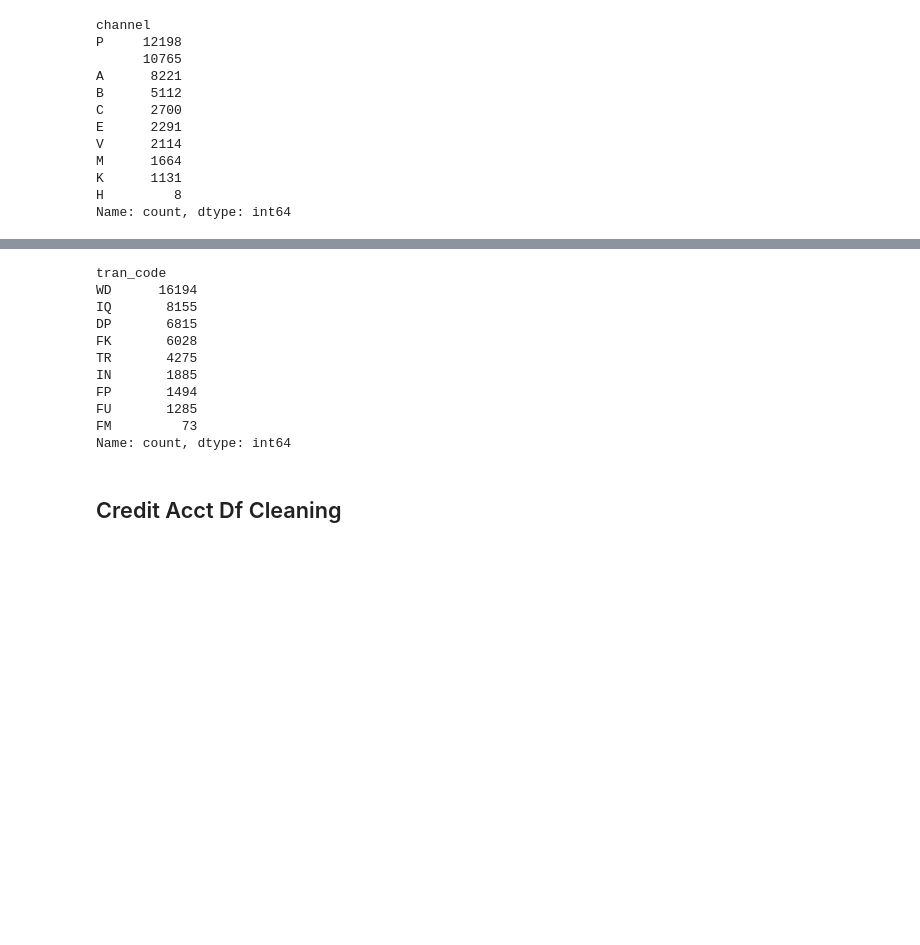
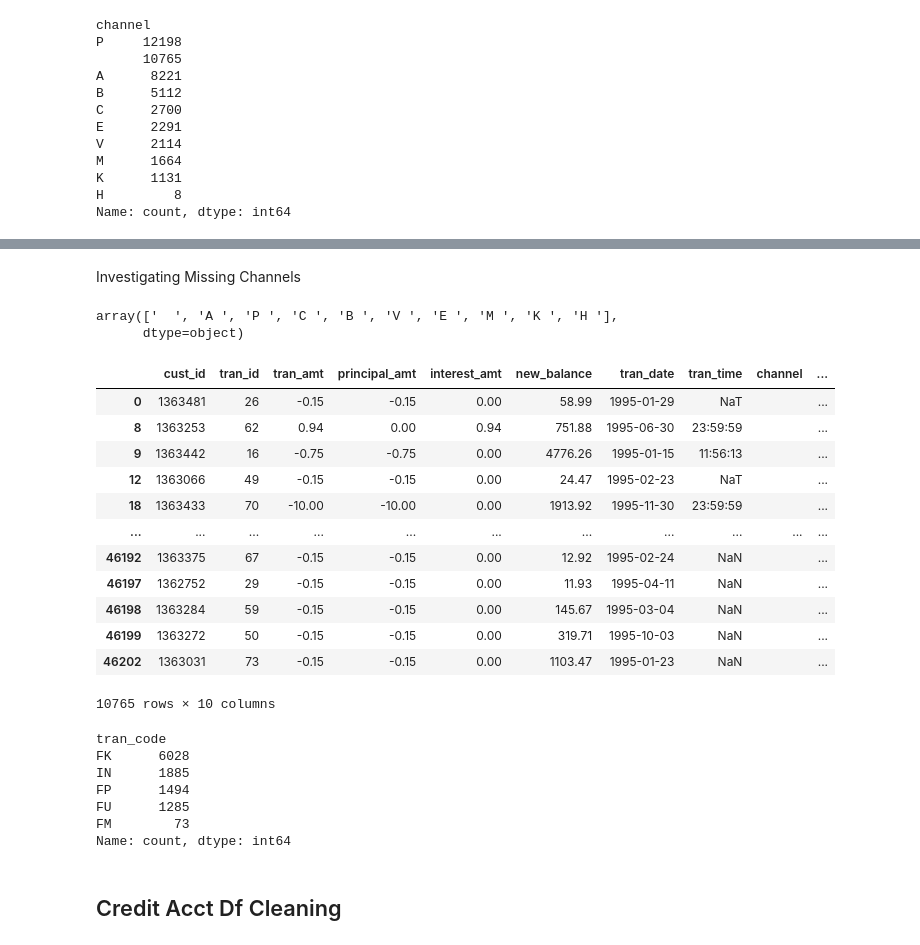
Before and after one commit to btmarsh6/mini-project-III, a Jupyter notebook: Ben_notebook.ipynb, the cells around one changed output, grey strips where cells are left out. Cells and saved outputs as stored; diff of their text form; code cells hidden in the pictures; blank space fills up the shorter version.

Commit message:
investigations into missing times and channels.

```diff
--- a/Ben_notebook.ipynb
+++ b/Ben_notebook.ipynb
@@ -370,16 +407,38 @@ Name: count, dtype: int64
+# %%
+#dropping missing times for channels B and C
+checking_tran_df = checking_tran_df.drop(checking_tran_df[(checking_tran_df['channel'].isin(['B ', 'C ']) & checking_tran_df['tran_time'].isna())].index)
+# %% [markdown]
+Investigating Missing Channels
+# %%
+checking_tran_df['channel'].unique()
+# %% [output]
+array(['  ', 'A ', 'P ', 'C ', 'B ', 'V ', 'E ', 'M ', 'K ', 'H '],
+      dtype=object)
+# %%
+checking_tran_df[checking_tran_df['channel']== '  ']
+# %% [output]
+|  | cust_id | tran_id | tran_amt | principal_amt | interest_amt | new_balance | tran_date | tran_time | channel | ... |
+| 0 | 1363481 | 26 | -0.15 | -0.15 | 0.00 | 58.99 | 1995-01-29 | NaT |  | ... |
+| 8 | 1363253 | 62 | 0.94 | 0.00 | 0.94 | 751.88 | 1995-06-30 | 23:59:59 |  | ... |
+| 9 | 1363442 | 16 | -0.75 | -0.75 | 0.00 | 4776.26 | 1995-01-15 | 11:56:13 |  | ... |
+| 12 | 1363066 | 49 | -0.15 | -0.15 | 0.00 | 24.47 | 1995-02-23 | NaT |  | ... |
+| 18 | 1363433 | 70 | -10.00 | -10.00 | 0.00 | 1913.92 | 1995-11-30 | 23:59:59 |  | ... |
+| ... | ... | ... | ... | ... | ... | ... | ... | ... | ... | ... |
+| 46192 | 1363375 | 67 | -0.15 | -0.15 | 0.00 | 12.92 | 1995-02-24 | NaN |  | ... |
+| 46197 | 1362752 | 29 | -0.15 | -0.15 | 0.00 | 11.93 | 1995-04-11 | NaN |  | ... |
+| 46198 | 1363284 | 59 | -0.15 | -0.15 | 0.00 | 145.67 | 1995-03-04 | NaN |  | ... |
+| 46199 | 1363272 | 50 | -0.15 | -0.15 | 0.00 | 319.71 | 1995-10-03 | NaN |  | ... |
+| 46202 | 1363031 | 73 | -0.15 | -0.15 | 0.00 | 1103.47 | 1995-01-23 | NaN |  | ... |
+10765 rows × 10 columns
 # %%
-checking_tran_df['tran_code'].value_counts()
+checking_tran_df[checking_tran_df['channel']== '  ']['tran_code'].value_counts()
 # %% [output]
 tran_code
-WD      16194
-IQ       8155
-DP       6815
-FK       6028
-TR       4275
-IN       1885
-FP       1494
-FU       1285
-FM         73
+FK      6028
+IN      1885
+FP      1494
+FU      1285
+FM        73
 Name: count, dtype: int64
 # %% [markdown]
 ## Credit Acct Df Cleaning
```
Also changed, not shown: parts of 5 cells of this notebook.
